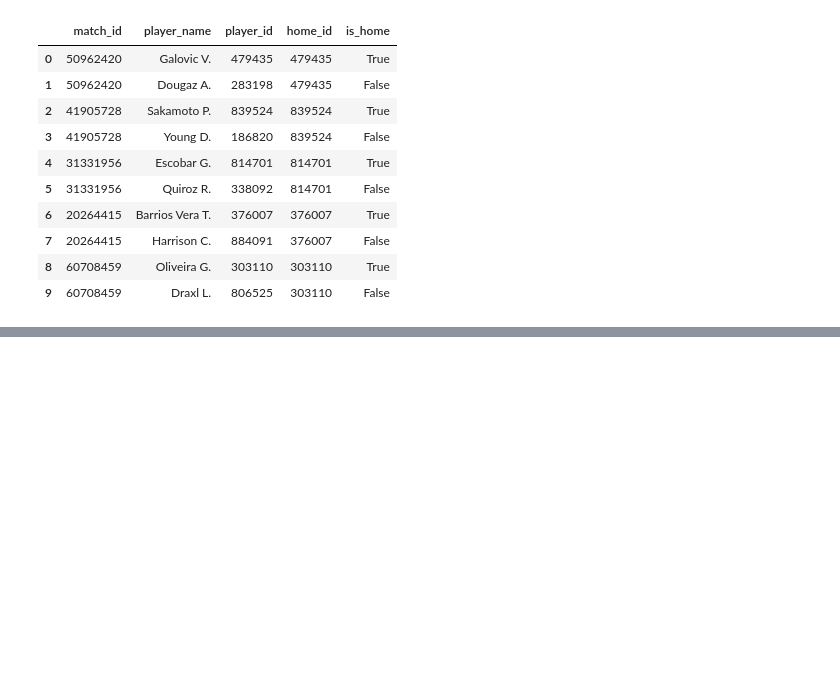
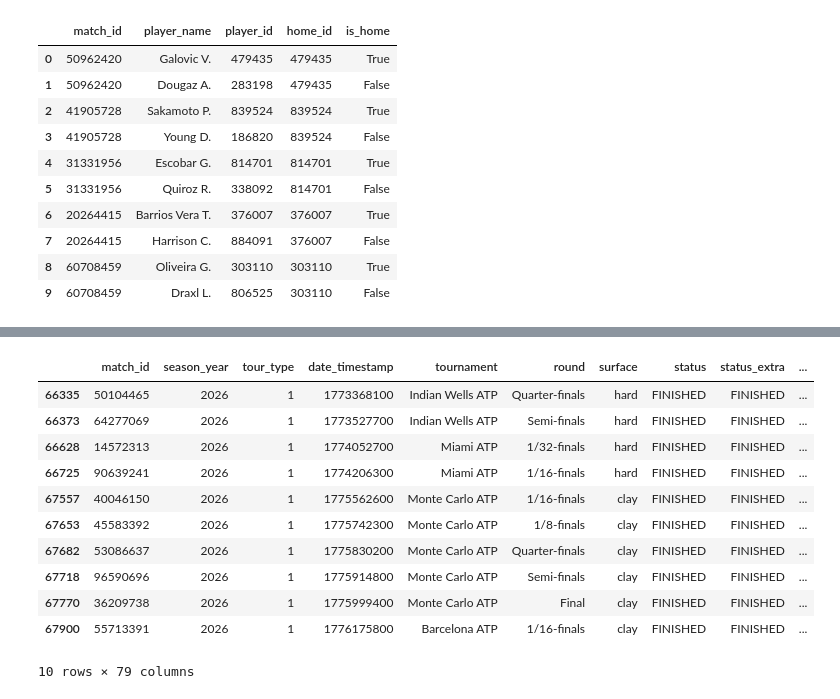
Before and after one commit to chirag330/Tennis-ML-Predictor---US-Open, a Jupyter notebook: Main.ipynb, the cells around one changed output, grey strips where cells are left out. Saved outputs shown, nothing was run; the diff lists cells and outputs as text; code cells hidden in the pictures; blank space fills up the shorter version.

```diff
--- a/Main.ipynb
+++ b/Main.ipynb
@@ -1235,0 +1341,20 @@ player_history[[
+# %%
+away_features = player_history[
+    ~player_history["is_home"]
+][
+    ["match_id"] + performance_features
+].copy()
+# %%
+home_features = home_features.rename(
+    columns={
+        feature: f"home_{feature}"
+        for feature in performance_features
+    }
+)
+
+away_features = away_features.rename(
+    columns={
+        feature: f"away_{feature}"
+        for feature in performance_features
+    }
+)
@@ -1235,0 +1375,13 @@ player_history[[
+# %%
+# Merging home and away features into model_data
+model_data_v2 = model_data.merge(
+    home_features,
+    on="match_id",
+    how="left"
+)
+# %%
+model_data_v2 = model_data_v2.merge(
+    away_features,
+    on="match_id",
+    how="left"
+)
@@ -1235,0 +1484,18 @@ player_history[[
+# %%
+model_data_v2[
+    (model_data_v2["home_name"] == "Alcaraz C.") |
+    (model_data_v2["away_name"] == "Alcaraz C.")
+].tail(10)
+# %% [output]
+|  | match_id | season_year | tour_type | date_timestamp | tournament | round | surface | status | status_extra | ... |
+| 66335 | 50104465 | 2026 | 1 | 1773368100 | Indian Wells ATP | Quarter-finals | hard | FINISHED | FINISHED | ... |
+| 66373 | 64277069 | 2026 | 1 | 1773527700 | Indian Wells ATP | Semi-finals | hard | FINISHED | FINISHED | ... |
+| 66628 | 14572313 | 2026 | 1 | 1774052700 | Miami ATP | 1/32-finals | hard | FINISHED | FINISHED | ... |
+| 66725 | 90639241 | 2026 | 1 | 1774206300 | Miami ATP | 1/16-finals | hard | FINISHED | FINISHED | ... |
+| 67557 | 40046150 | 2026 | 1 | 1775562600 | Monte Carlo ATP | 1/16-finals | clay | FINISHED | FINISHED | ... |
+| 67653 | 45583392 | 2026 | 1 | 1775742300 | Monte Carlo ATP | 1/8-finals | clay | FINISHED | FINISHED | ... |
+| 67682 | 53086637 | 2026 | 1 | 1775830200 | Monte Carlo ATP | Quarter-finals | clay | FINISHED | FINISHED | ... |
+| 67718 | 96590696 | 2026 | 1 | 1775914800 | Monte Carlo ATP | Semi-finals | clay | FINISHED | FINISHED | ... |
+| 67770 | 36209738 | 2026 | 1 | 1775999400 | Monte Carlo ATP | Final | clay | FINISHED | FINISHED | ... |
+| 67900 | 55713391 | 2026 | 1 | 1776175800 | Barcelona ATP | 1/16-finals | clay | FINISHED | FINISHED | ... |
+10 rows × 79 columns
```
Also changed, not shown: parts of 29 cells of this notebook, 1 other file.
